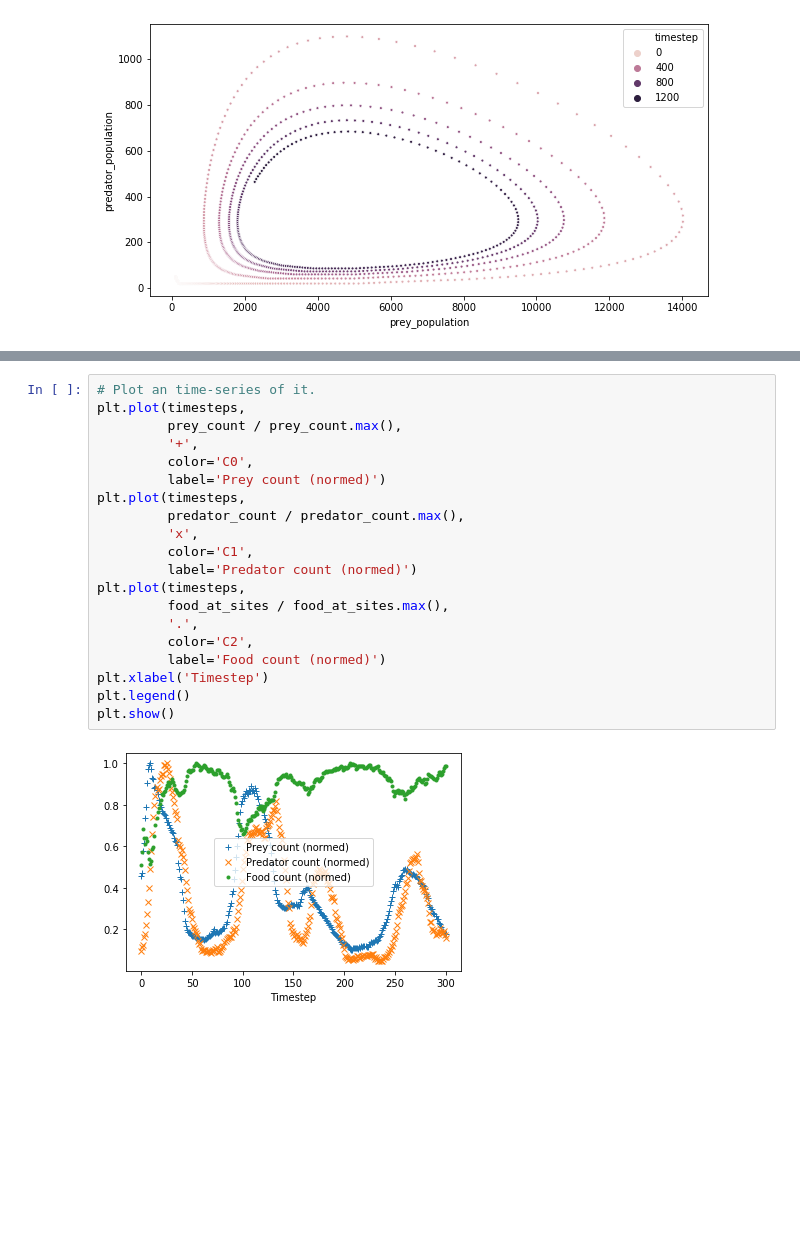
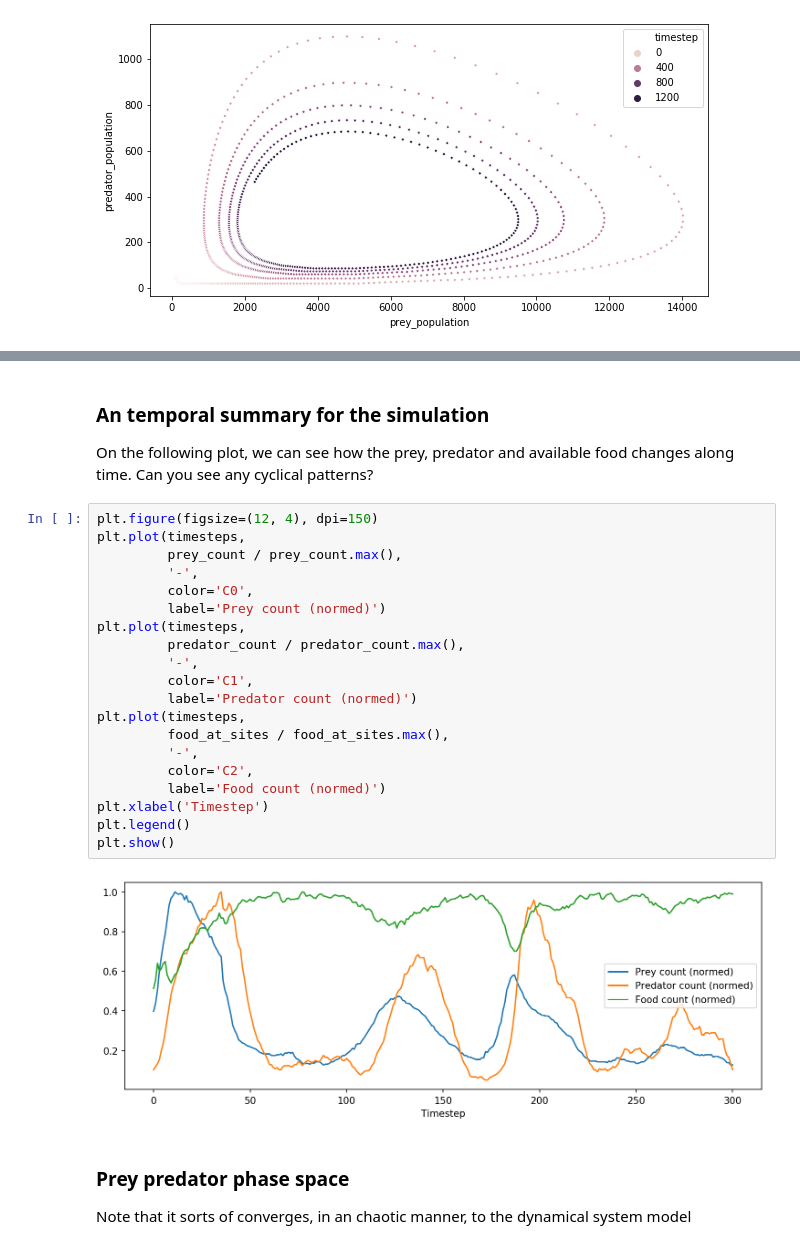
Before and after one commit to cadCAD-org/cadCAD, a Jupyter notebook: demos/prey-predator/lab_notebook.ipynb, the cells around one changed output, grey strips where cells are left out. Saved outputs shown, nothing was run; the diff lists cells and outputs as text; blank space fills up the shorter version.

```diff
--- a/demos/prey-predator/lab_notebook.ipynb
+++ b/demos/prey-predator/lab_notebook.ipynb
@@ -121,26 +137,34 @@ data = (pd.DataFrame({'timestep': timesteps,
                       'prey_median_age': prey_median_age,
                       'predator_median_age': predator_median_age})
        )
+# %% [markdown]
+### An temporal summary for the simulation
+
+On the following plot, we can see how the prey, predator and available food changes along time. Can you see any cyclical patterns?
 # %%
-# Plot an time-series of it.
+plt.figure(figsize=(12, 4), dpi=150)
 plt.plot(timesteps,
          prey_count / prey_count.max(),
-         '+',
+         '-',
          color='C0',
          label='Prey count (normed)')
 plt.plot(timesteps,
          predator_count / predator_count.max(),
-         'x',
+         '-',
          color='C1',
          label='Predator count (normed)')
 plt.plot(timesteps,
          food_at_sites / food_at_sites.max(),
-         '.',
+         '-',
          color='C2',
          label='Food count (normed)')
 plt.xlabel('Timestep')
 plt.legend()
 plt.show()
 # %% [output]
-[figure, old version]
+[figure, new version]
+# %% [markdown]
+### Prey predator phase space
+
+Note that it sorts of converges, in an chaotic manner, to the dynamical system model
 # %%
```
Also changed, not shown: parts of 17 cells of this notebook, 9 other files.
